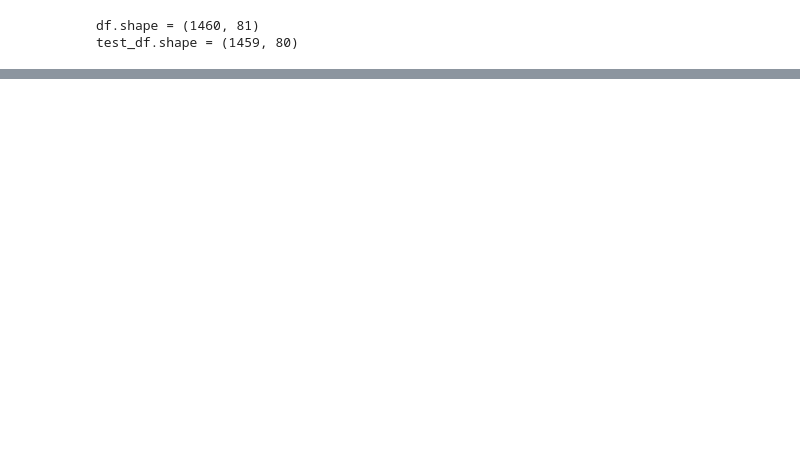
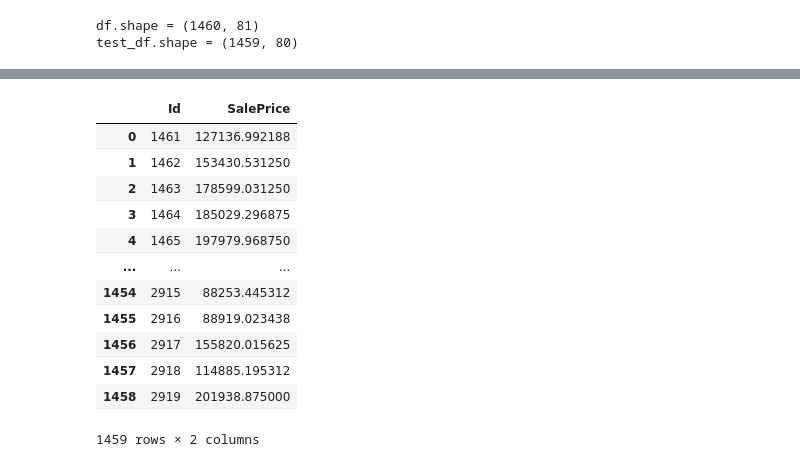
Before and after one commit to iop2000win/Data_Project, a Jupyter notebook: Code_Review_02.ipynb, the cells around one changed output, grey strips where cells are left out. Drawn from its saved outputs; the diff is of its cells as text; code cells hidden in the pictures; blank space fills up the shorter version.

```diff
--- a/Code_Review_02.ipynb
+++ b/Code_Review_02.ipynb
@@ -142,0 +190,9 @@ train_ds = tfdf.keras.pd_dataframe_to_tf_dataset(train_df, label = label, task =
+# %%
+ids = test_df.pop('Id')
+
+test_ds = tfdf.keras.pd_dataframe_to_tf_dataset(test_df,
+                                                task =tfdf.keras.Task.REGRESSION)
+
+preds = rf.predict(test_ds)
+output = pd.DataFrame({'Id': ids,
+                       'SalePrice': preds.squeeze()})
@@ -142,0 +201,16 @@ train_ds = tfdf.keras.pd_dataframe_to_tf_dataset(train_df, label = label, task =
+# %%
+output
+# %% [output]
+|  | Id | SalePrice |
+| 0 | 1461 | 127136.992188 |
+| 1 | 1462 | 153430.531250 |
+| 2 | 1463 | 178599.031250 |
+| 3 | 1464 | 185029.296875 |
+| 4 | 1465 | 197979.968750 |
+| ... | ... | ... |
+| 1454 | 2915 | 88253.445312 |
+| 1455 | 2916 | 88919.023438 |
+| 1456 | 2917 | 155820.015625 |
+| 1457 | 2918 | 114885.195312 |
+| 1458 | 2919 | 201938.875000 |
+1459 rows × 2 columns
```
Also changed, not shown: parts of 33 cells of this notebook, 1 other file.
